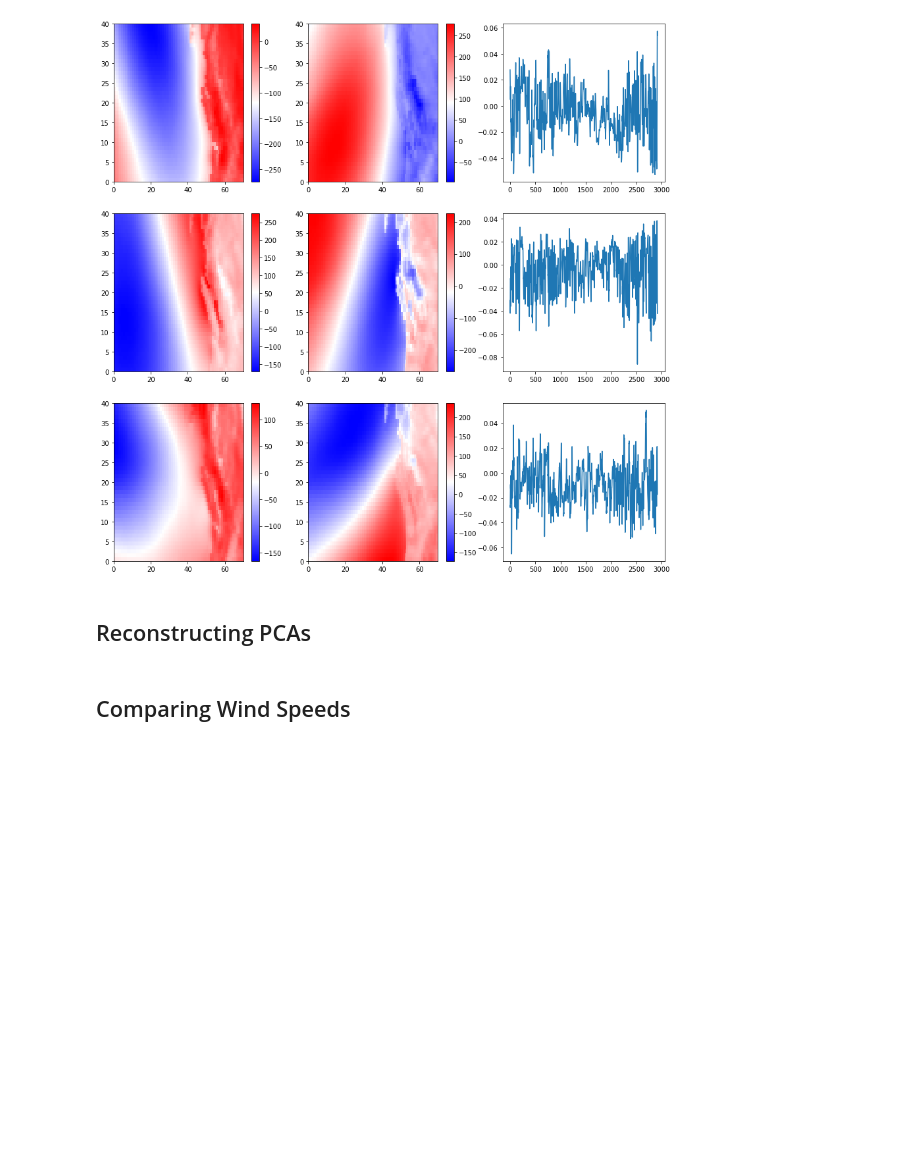
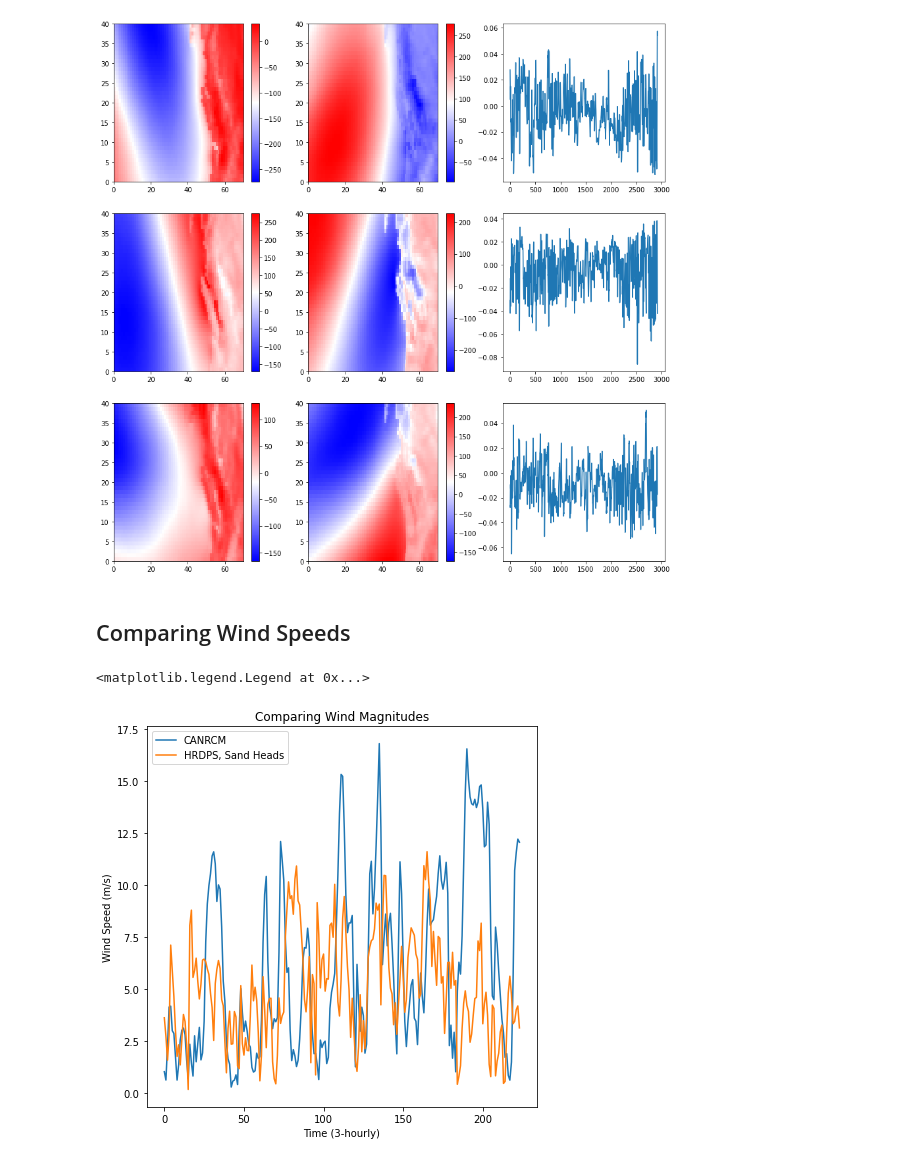
Before and after one commit to UBC-MOAD/analysis-armaan, a Jupyter notebook: notebooks/windPCA3.ipynb, the cells around one changed output. Drawn from its saved outputs; the diff is of its cells as text; code cells hidden in the pictures; blank space fills up the shorter version.

```diff
--- a/notebooks/windPCA3.ipynb
+++ b/notebooks/windPCA3.ipynb
@@ -13,7 +15,8 @@ import salishsea_tools.geo_tools as gt
 # %%
-p1 = '/Users/arand/downloads/uas_NAM-22_ECMWF-ERAINT_evaluation_r1i1p1_CCCma-CanRCM4_r2_3hr_2007010103-2008010100.nc'
+p1 = '/home/arandhawa/canrcm_uas_2007.nc'
+p2 = '/home/arandhawa/canrcm_vas_2007.nc'
+
 d1 = xr.open_dataset(p1)
-p2 = '/Users/arand/downloads/vas_NAM-22_ECMWF-ERAINT_evaluation_r1i1p1_CCCma-CanRCM4_r2_3hr_2007010103-2008010100.nc'
 d2 = xr.open_dataset(p2)
 # %%
 print(d1['uas'][472, 0, 0])
@@ -304,5 +304,3 @@ ax[2, 2].plot(eigvecs3[2])
 # %% [output]
 [<matplotlib.lines.Line2D at 0x...>]
 [figure]
-# %% [markdown]
-## Reconstructing PCAs
@@ -337,15 +309,18 @@ ax[2].legend()
 # %%
 fig, ax = plt.subplots(1, 1, figsize=(7, 7))
 
-df = pd.read_csv('/Users/arand/winds_sh.csv', header = None)
+df = pd.read_csv('/ocean/arandhawa/MOAD/analysis-armaan/notebooks/winds_sh.csv', header = None)
 winds_sand_heads = np.array(df)
 
 ax.plot(np.sqrt(d1['uas'][247:471,157,74]**2 + d2['vas'][247:471,157,74]**2), label = "CANRCM")
 ax.plot(winds_sand_heads, label = "HRDPS, Sand Heads")
 ax.set_title("Comparing Wind Magnitudes")
 ax.set_xlabel("Time (3-hourly)")
 ax.set_ylabel("Wind Speed (m/s)")
 ax.legend()
+# %% [output]
+<matplotlib.legend.Legend at 0x...>
+[figure, added]
 # %%
 fig, ax = plt.subplots(1, 1, figsize=(7, 7))
 
```
Also changed, not shown: parts of 8 cells of this notebook, 8 other files.
